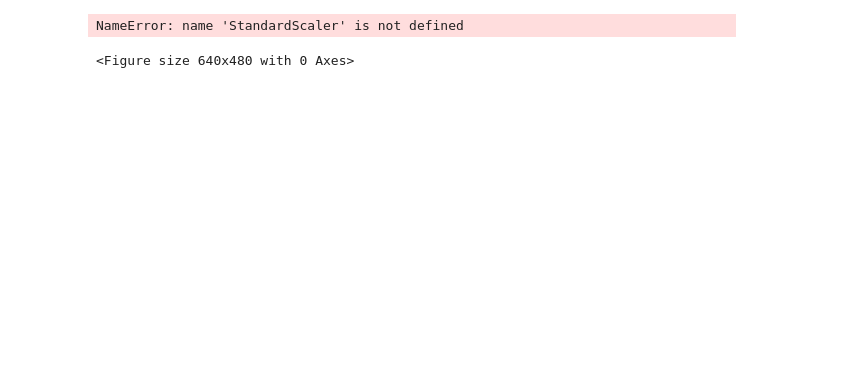
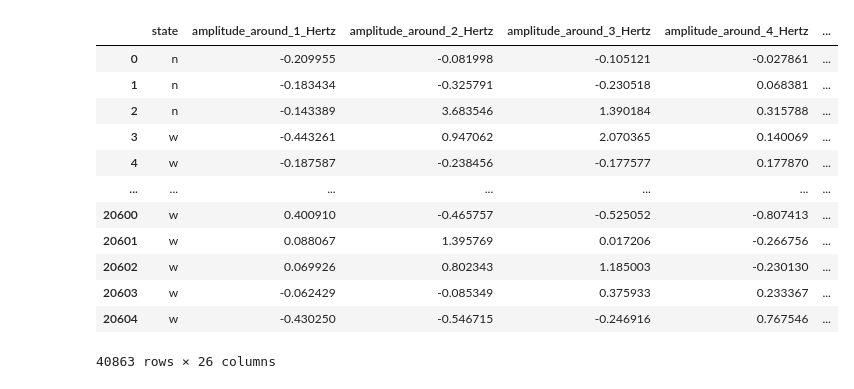
Before and after one commit to Istomine/ARN-lab03, a Jupyter notebook: Lab_03.ipynb, the cells around one changed output. Cells and saved outputs as stored; diff of their text form; code cells hidden in the pictures; blank space fills up the shorter version.

```diff
--- a/Lab_03.ipynb
+++ b/Lab_03.ipynb
@@ -28,43 +9,0 @@ mice25features
-# %%
-# Instanciez un objet StandardScaler
-scaler = StandardScaler()
-
-
-# Normalisez les données
-normalized_data = scaler.fit_transform(mice25features.iloc[:,1:26])
-
-# Créez un nouveau DataFrame à partir des données normalisées
-normalized_df = pd.DataFrame(normalized_data, columns=mice25features.iloc[:,1:26].columns)
-
-normalize_pd = pd.concat([mice25features.state, normalized_df], axis=1)
-print("Données normalisées :")
-print(normalized_df)
-# %% [output]
-NameError: name 'StandardScaler' is not defined
-# %%
-#Création des 3 folds
-import numpy as np
-import matplotlib.pyplot as pl
-import keras
-from keras import layers
-from sklearn.model_selection import KFold
-
-input_data = mice25features.drop(columns=['state']).values  # Caractéristiques (amplitudes des signaux)
-output = mice25features['state'].values  # Étiquettes (états de sommeil)
-output_data = np.where(np.array(output) == 'w', 1, -1)
-
-input_data_train = []
-input_data_test = []
-output_data_train = []
-output_data_test = []
-
-pl.clf()
-
-keras.utils.set_random_seed(123)
-kf = KFold(n_splits=3, shuffle=True)
-
-for train_index, test_index in kf.split(input_data):
-    input_data_train, input_data_test = input_data[train_index], input_data[test_index]  # Données d'entraînement et de test
-    output_data_train, output_data_test = output_data[train_index], output_data[test_index]  # Étiquettes d'entraînement et de test
-# %% [output]
-<Figure size 640x480 with 0 Axes>
@@ -70,0 +13,22 @@ for train_index, test_index in kf.split(input_data):
+# %%
+# Instanciez un objet StandardScaler
+scaler = StandardScaler()
+
+# Normalisez les données
+mice25features.iloc[:,1:] = scaler.fit_transform(mice25features.iloc[:,1:])
+
+# TODO Normalisation mice_test ? Me semble pas
+# %% [output]
+|  | state | amplitude_around_1_Hertz | amplitude_around_2_Hertz | amplitude_around_3_Hertz | amplitude_around_4_Hertz | ... |
+| 0 | n | -0.209955 | -0.081998 | -0.105121 | -0.027861 | ... |
+| 1 | n | -0.183434 | -0.325791 | -0.230518 | 0.068381 | ... |
+| 2 | n | -0.143389 | 3.683546 | 1.390184 | 0.315788 | ... |
+| 3 | w | -0.443261 | 0.947062 | 2.070365 | 0.140069 | ... |
+| 4 | w | -0.187587 | -0.238456 | -0.177577 | 0.177870 | ... |
+| ... | ... | ... | ... | ... | ... | ... |
+| 20600 | w | 0.400910 | -0.465757 | -0.525052 | -0.807413 | ... |
+| 20601 | w | 0.088067 | 1.395769 | 0.017206 | -0.266756 | ... |
+| 20602 | w | 0.069926 | 0.802343 | 1.185003 | -0.230130 | ... |
+| 20603 | w | -0.062429 | -0.085349 | 0.375933 | 0.233367 | ... |
+| 20604 | w | -0.430250 | -0.546715 | -0.246916 | 0.767546 | ... |
+40863 rows × 26 columns
```
Also changed, not shown: parts of 12 cells of this notebook.
